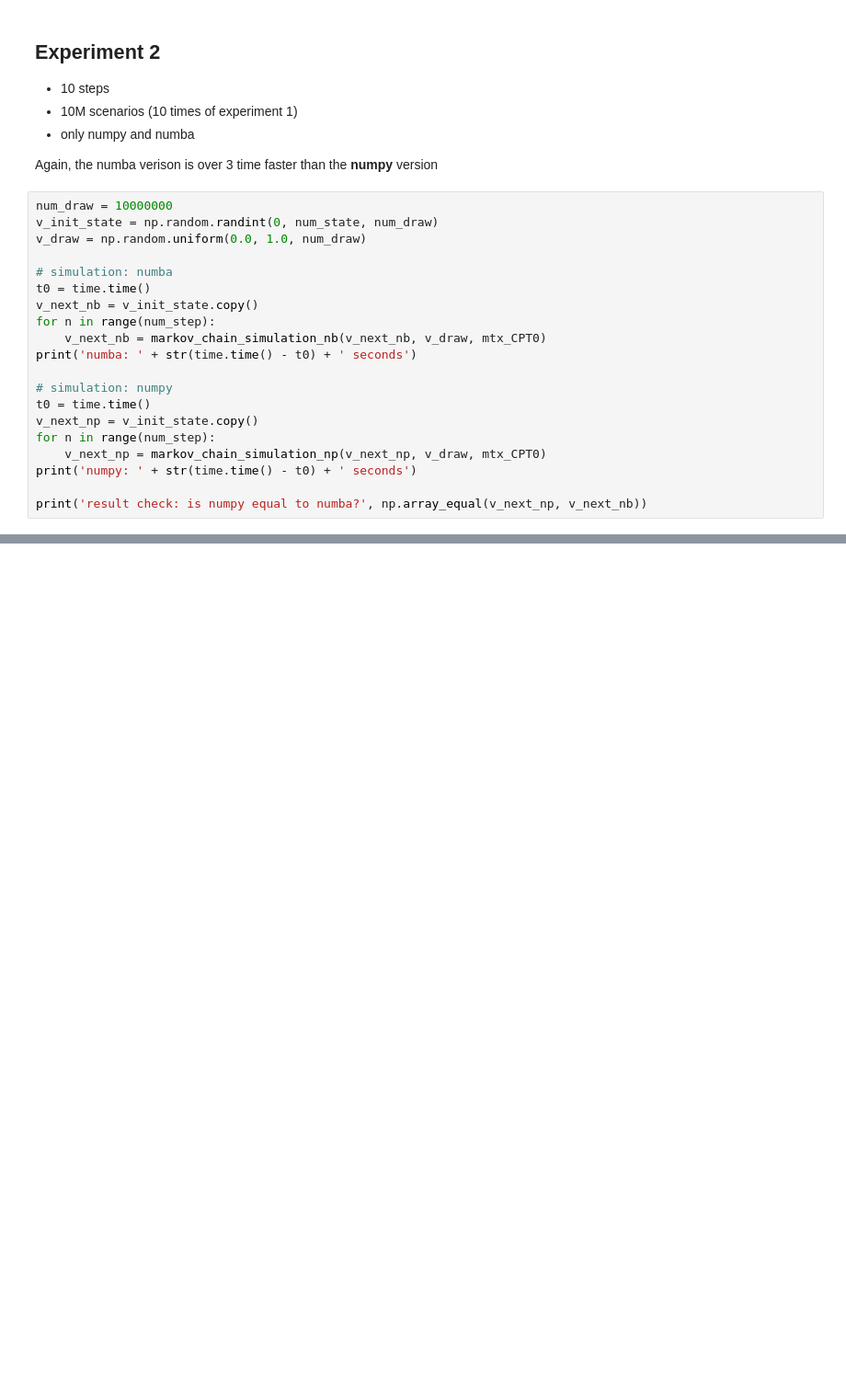
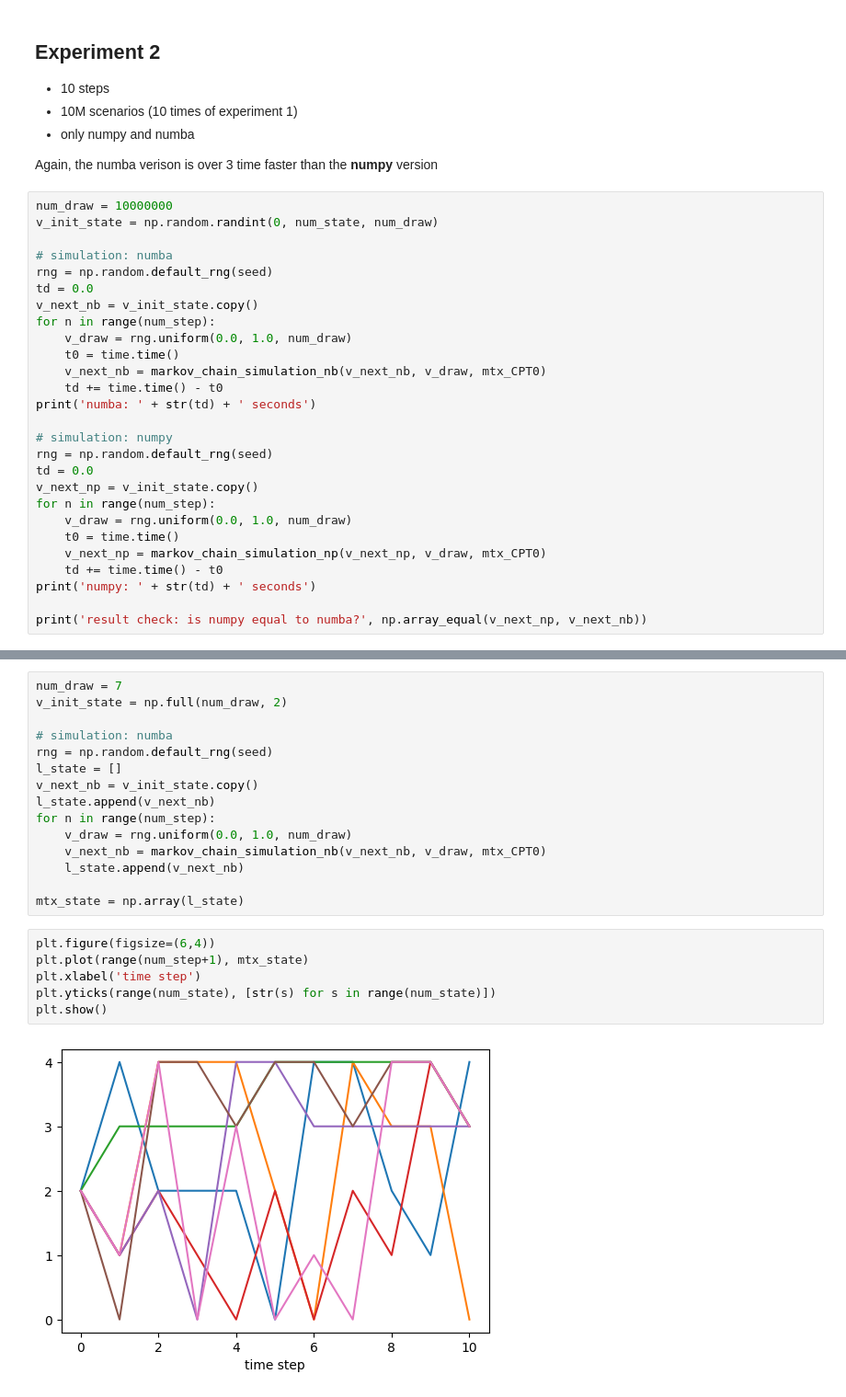
Before and after one commit to xyise/xyise, a Jupyter notebook: notebook/numba/numba_numpy.ipynb, the cells around one changed output, grey strips where cells are left out. Shown: that part at 92% size. Drawn from its saved outputs; the diff is of its cells as text; blank space fills up the shorter version.

```diff
--- a/notebook/numba/numba_numpy.ipynb
+++ b/notebook/numba/numba_numpy.ipynb
@@ -169,21 +182,28 @@ Again, the numba verison is over 3 time faster than the **numpy** version
 # %%
 num_draw = 10000000
 v_init_state = np.random.randint(0, num_state, num_draw)
-v_draw = np.random.uniform(0.0, 1.0, num_draw)
 
 # simulation: numba
-t0 = time.time()
+rng = np.random.default_rng(seed)
+td = 0.0
 v_next_nb = v_init_state.copy()
 for n in range(num_step):
+    v_draw = rng.uniform(0.0, 1.0, num_draw)
+    t0 = time.time()
     v_next_nb = markov_chain_simulation_nb(v_next_nb, v_draw, mtx_CPT0)
-print('numba: ' + str(time.time() - t0) + ' seconds')
+    td += time.time() - t0
+print('numba: ' + str(td) + ' seconds')
 
 # simulation: numpy
-t0 = time.time()
+rng = np.random.default_rng(seed)
+td = 0.0
 v_next_np = v_init_state.copy()
 for n in range(num_step):
+    v_draw = rng.uniform(0.0, 1.0, num_draw)
+    t0 = time.time()
     v_next_np = markov_chain_simulation_np(v_next_np, v_draw, mtx_CPT0)
-print('numpy: ' + str(time.time() - t0) + ' seconds')
+    td += time.time() - t0
+print('numpy: ' + str(td) + ' seconds')
 
 print('result check: is numpy equal to numba?', np.array_equal(v_next_np, v_next_nb))
 # %% [output]
@@ -192,0 +215,23 @@ result check: is numpy equal to numba? True
+# %%
+num_draw = 7
+v_init_state = np.full(num_draw, 2)
+
+# simulation: numba
+rng = np.random.default_rng(seed)
+l_state = []
+v_next_nb = v_init_state.copy()
+l_state.append(v_next_nb)
+for n in range(num_step):
+    v_draw = rng.uniform(0.0, 1.0, num_draw)
+    v_next_nb = markov_chain_simulation_nb(v_next_nb, v_draw, mtx_CPT0)
+    l_state.append(v_next_nb)
+
+mtx_state = np.array(l_state)
+# %%
+plt.figure(figsize=(6,4))
+plt.plot(range(num_step+1), mtx_state)
+plt.xlabel('time step')
+plt.yticks(range(num_state), [str(s) for s in range(num_state)])
+plt.show()
+# %% [output]
+[figure, added]
```
Also changed, not shown: parts of 5 cells of this notebook.
